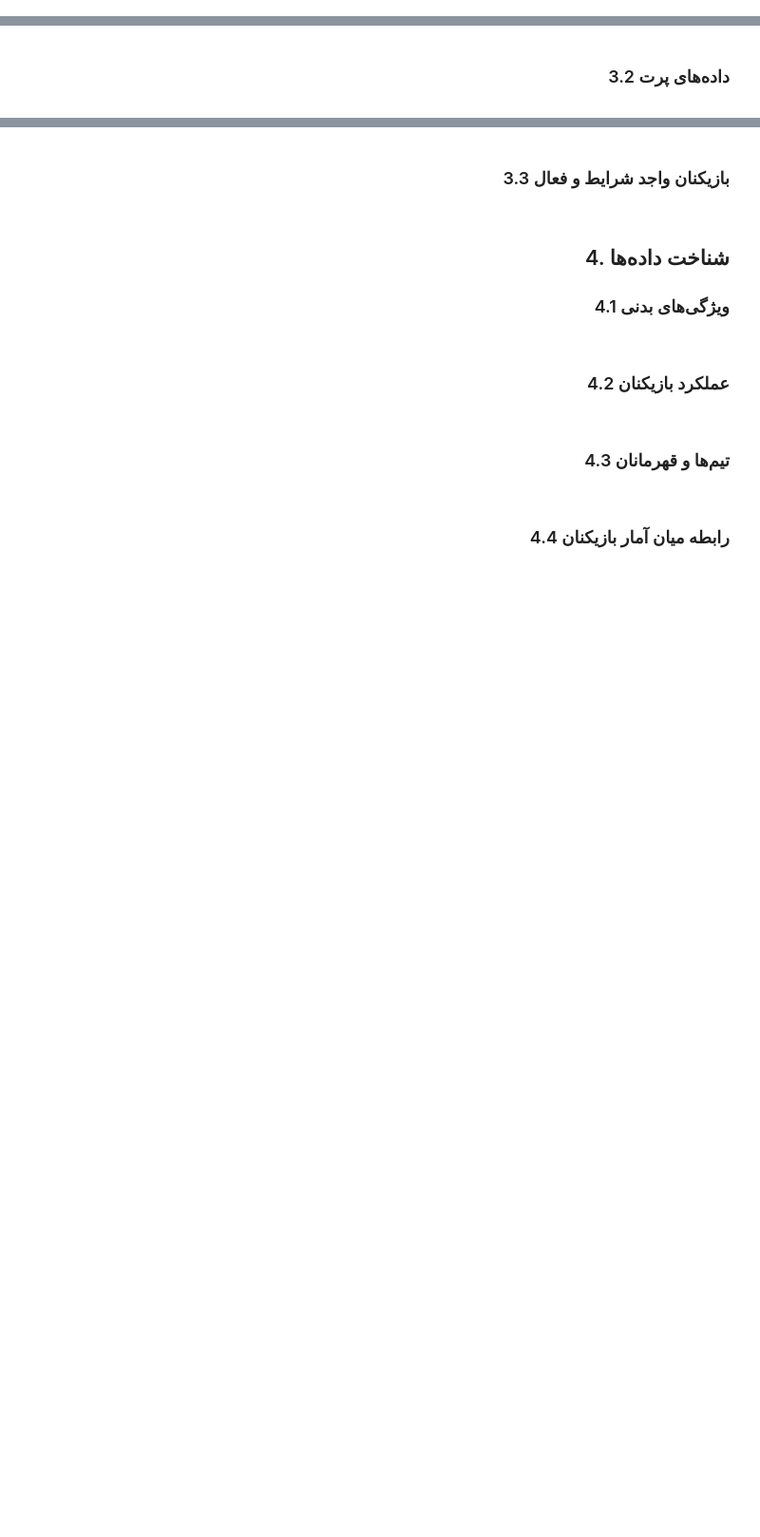
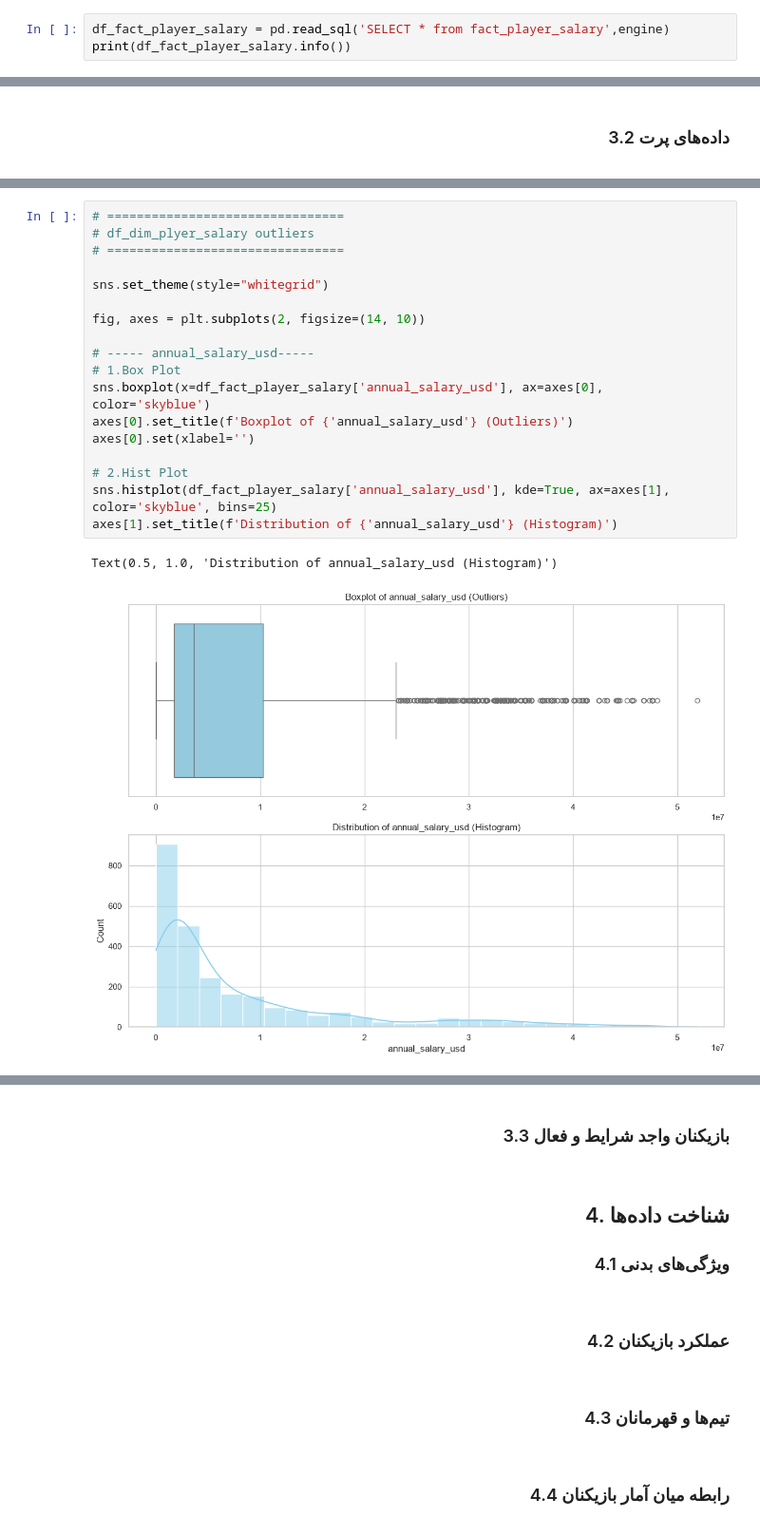
Before and after one commit to Alikhoshakhlagh/nba-data-analysis, a Jupyter notebook: notebooks/nba_analysis.ipynb, the cells around one changed output, grey strips where cells are left out. Shown at 95% size. Cells and saved outputs as stored; diff of their text form; blank space fills up the shorter version.

```diff
--- a/notebooks/nba_analysis.ipynb
+++ b/notebooks/nba_analysis.ipynb
@@ -105,0 +183,3 @@ print(f"Tables: {len(table_names)}")
+# %%
+df_fact_player_salary = pd.read_sql('SELECT * from fact_player_salary',engine)
+print(df_fact_player_salary.info())
@@ -109,0 +307,21 @@ print(f"Tables: {len(table_names)}")
+# %%
+# ================================
+# df_dim_plyer_salary outliers
+# ================================
+
+sns.set_theme(style="whitegrid")
+
+fig, axes = plt.subplots(2, figsize=(14, 10))
+
+# ----- annual_salary_usd-----
+# 1.Box Plot
+sns.boxplot(x=df_fact_player_salary['annual_salary_usd'], ax=axes[0], color='skyblue')
+axes[0].set_title(f'Boxplot of {'annual_salary_usd'} (Outliers)')
+axes[0].set(xlabel='')
+
+# 2.Hist Plot
+sns.histplot(df_fact_player_salary['annual_salary_usd'], kde=True, ax=axes[1], color='skyblue', bins=25)
+axes[1].set_title(f'Distribution of {'annual_salary_usd'} (Histogram)')
+# %% [output]
+Text(0.5, 1.0, 'Distribution of annual_salary_usd (Histogram)')
+[figure, added]
```
Also changed, not shown: parts of 13 cells of this notebook.
